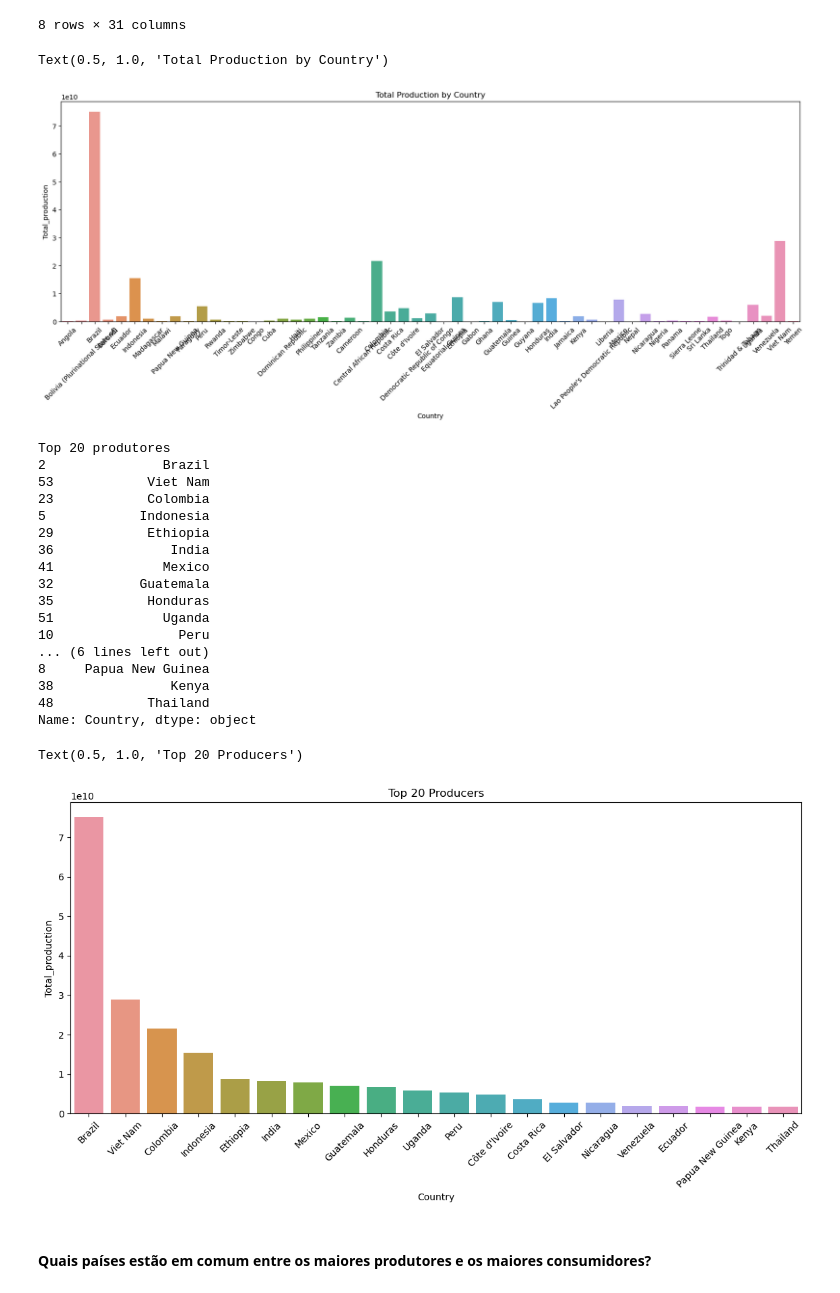
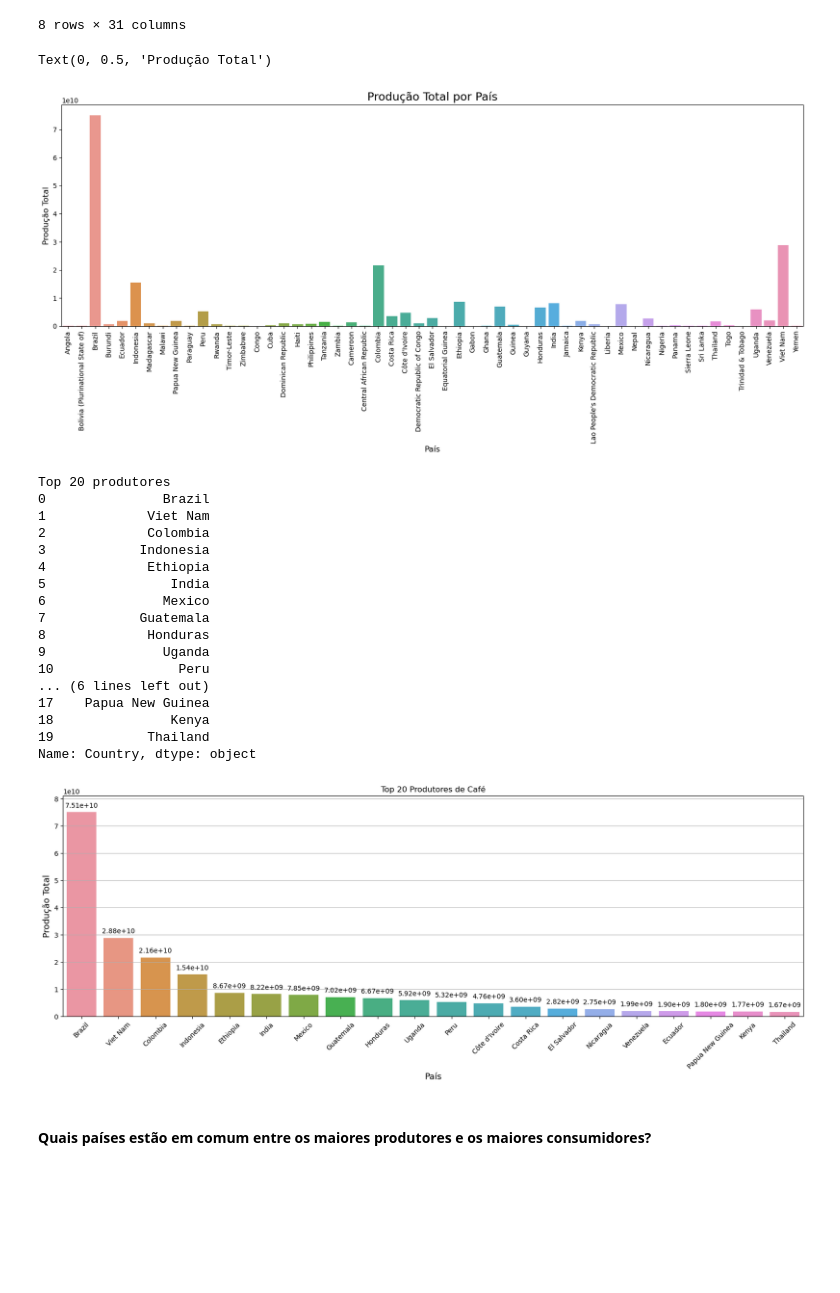
Before and after one commit to ladata-ufs/Cafezinho-G3, a Jupyter notebook: project.ipynb, the cells around one changed output. Drawn from its saved outputs; the diff is of its cells as text; code cells hidden in the pictures; blank space fills up the shorter version.

```diff
--- a/project.ipynb
+++ b/project.ipynb
@@ -176,43 +176,62 @@ producao.describe()
 # %%
 # Barplot
 fig, ax = plt.subplots(figsize=(20,6))
 ax = sns.barplot(data=producao, x='Country', y='Total_production')
-plt.xticks(rotation=45)
-ax.set_title('Total Production by Country')
+plt.xticks(rotation=90)
+ax.set_title('Produção Total por País', fontsize=17)
+plt.xlabel('País', fontsize=12)
+plt.ylabel('Produção Total', fontsize=12)
 # %% [output]
-Text(0.5, 1.0, 'Total Production by Country')
+Text(0, 0.5, 'Produção Total')
-[figure, old version]
+[figure, new version]
 # %%
-# Mesmo gráfico só que com os 20 maiores consumidores
+# Mesmo gráfico só que com os 20 maiores produtores
 # Series com os 20 maiores produtores em ordem decrescente
 top_20_produtores = producao.sort_values('Total_production', ascending=False)['Country'].drop_duplicates().head(20)
 print('Top 20 produtores')
-print(top_20_produtores)
+print(top_20_produtores.reset_index(drop=True))
 
-fig, ax = plt.subplots(figsize=(14,6))
+fig, ax = plt.subplots(figsize=(20,6))
 ax = sns.barplot(data=producao, x=top_20_produtores, y='Total_production')
 plt.xticks(rotation=45)
-ax.set_title('Top 20 Producers')
+plt.grid(True, which='both', axis='y', linestyle='-', linewidth=0.7)
+ax.set_title('Top 20 Produtores de Café')
+plt.xlabel('País', fontsize=13)
+plt.ylabel('Produção Total', fontsize=13)
+
+
+# Ajustar os limites do eixo y
+max_value = producao['Total_production'].max()
+plt.ylim(0, max_value * 1.08)  # Aumenta o limite superior do eixo y em 8%
+
+# Adicionar os valores no topo das barras
+for p in ax.patches:
+    ax.annotate(format(p.get_height(), '.2e'),
+                (p.get_x() + p.get_width() / 2., p.get_height()),
+                ha = 'center', va = 'center',
+                xytext = (0, 10),
+                textcoords = 'offset points')
+
+plt.show()
 # %% [output]
 Top 20 produtores
-2               Brazil
-53            Viet Nam
-23            Colombia
-5            Indonesia
-29            Ethiopia
-36               India
-41              Mexico
-32           Guatemala
-35            Honduras
-51              Uganda
+0               Brazil
+1             Viet Nam
+2             Colombia
+3            Indonesia
+4             Ethiopia
+5                India
+6               Mexico
+7            Guatemala
+8             Honduras
+9               Uganda
 10                Peru
 ... (6 lines left out)
-8     Papua New Guinea
-38               Kenya
-48            Thailand
+17    Papua New Guinea
+18               Kenya
+19            Thailand
 Name: Country, dtype: object
-Text(0.5, 1.0, 'Top 20 Producers')
-[figure, old version]
+[figure, new version]
 # %% [markdown]
 #### Quais países estão em comum entre os maiores produtores e os maiores consumidores?
 # %%
```
Also changed, not shown: parts of 4 cells of this notebook.
